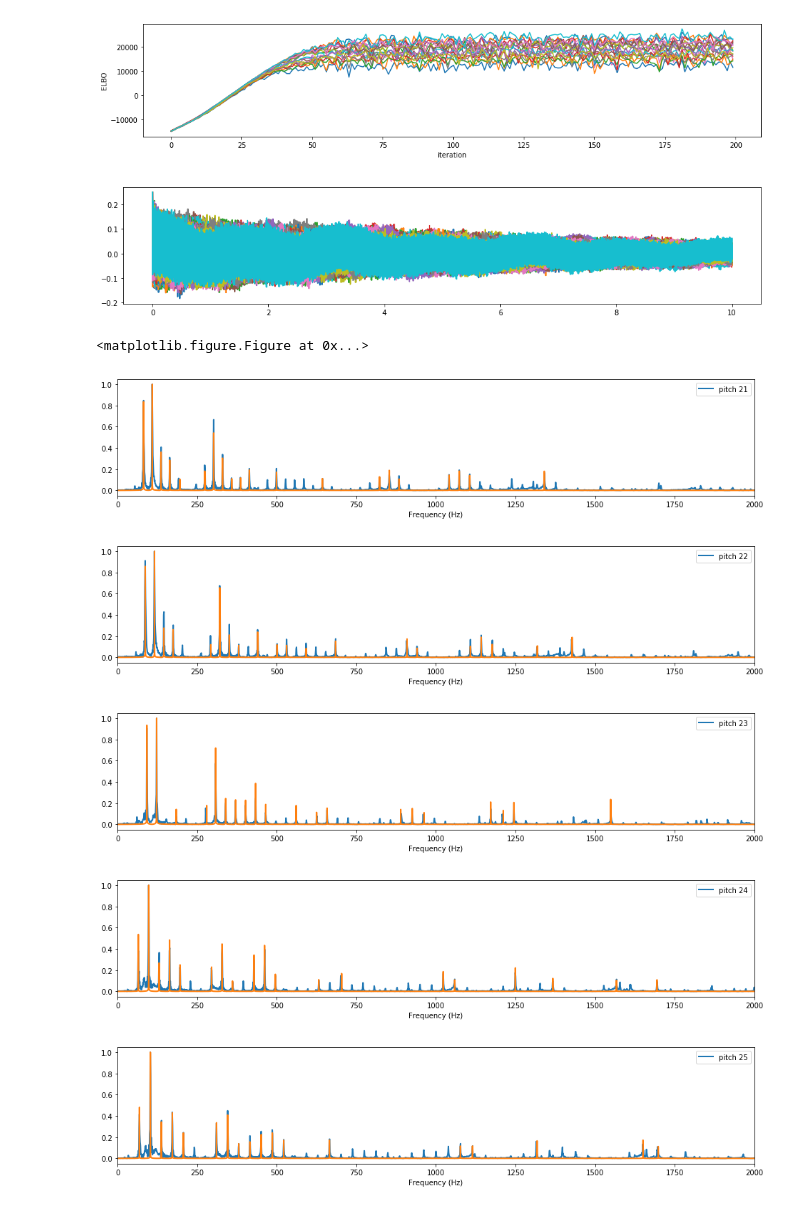
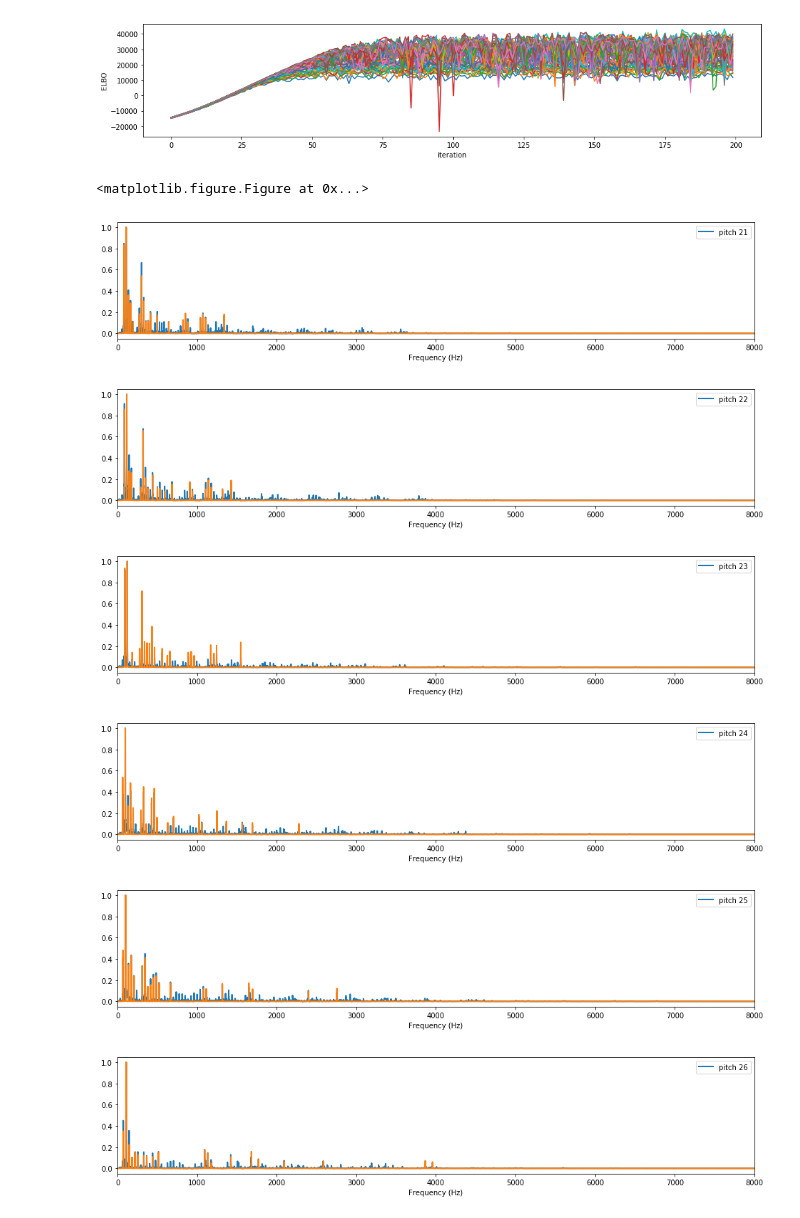
Before and after one commit to PabloAlvarado/gpitch, a Jupyter notebook: scripts/demos/notebooks/svi/demo_load_all_88.ipynb, the cells around one changed output. Drawn from its saved outputs; the diff is of its cells as text; code cells hidden in the pictures.

```diff
--- a/scripts/demos/notebooks/svi/demo_load_all_88.ipynb
+++ b/scripts/demos/notebooks/svi/demo_load_all_88.ipynb
@@ -22,19 +22,12 @@ from scipy import signal
 import matplotlib.pyplot as plt
 plt.rcParams['figure.figsize'] = (16, 3)  # set plot size
 # %%
-pickleloc = '../../../../../results/files/svi/notebook/'
+pickleloc = '../../../../../results/files/svi/script/'
 bounds = [21, 109]
 midi = np.asarray([str(i) for i in range(bounds[0], bounds[1])]).reshape(-1,)
 # %%
-Np = 20
+Np = 88
 fs = 16e3
 m = [pickle.load(open(pickleloc + "maps_pitch_" + midi[i] + ".p", "rb")) for i in range(Np)]
+N = m[0].x.value.size
+x = m[0].x.value.copy()
-# %%
-for i in range(Np):
-    x = m[i].x.value.copy()
-    y = m[i].y.value.copy()
-    z = m[i].z.value.copy()
-    xlim = [x[0], x[-1]]
-    mean_f, var_f, mean_g, var_g, x_plot = m[i].predict_all(x)
-    myplots.plot_results(mean_f, var_f, mean_g, var_g, x_plot, y=y, z=z, xlim=xlim)
-    N = m[i].x.value.size
@@ -55,40 +34,40 @@ for i in range(Np):
 # %%
 xkernel = np.linspace(0, 10, 10.*fs).reshape(-1, 1)
 Fk = np.linspace(0, fs//2, xkernel.size//2).reshape(-1, 1)
 Nk = xkernel.size
 F = np.linspace(0, fs//2, N//2).reshape(-1, 1)
 plt.figure(1)
-plt.figure(2)
+#plt.figure(2)
 plt.figure(3, figsize=(16, 80))
 
 for i in range(Np):
 
     k_plot_model = m[i].kern_com.compute_K(xkernel, np.asarray(0.).reshape(-1,1))
     Yk = fft(k_plot_model.reshape(-1,)) #  FFT data
     Sk =  2./Nk * np.abs(Yk[0:Nk//2]) #  spectral density data
     S = np.abs(fft(m[i].y.value.reshape(-1,))[:N//2])
 
     plt.figure(1)
     plt.plot(-np.array(m[i].logf))
     plt.xlabel('iteration')
     plt.ylabel('ELBO')
 
-    plt.figure(2)
-    plt.plot(xkernel, k_plot_model, lw=2)
+#     plt.figure(2)
+#     plt.plot(xkernel, k_plot_model, lw=2)
 
     plt.figure()
     plt.plot(F, S / np.max(np.abs(S)), lw=2)
     plt.plot(Fk, Sk / np.max(np.abs(Sk)), lw=2)
     plt.legend([' Spectral density learned component kernel'])
     plt.xlabel('Frequency (Hz)')
     plt.legend(['pitch ' + midi[i]])
-    plt.xlim([0, 2000])
+    plt.xlim([0, 8000])
 # %% [output]
-[figure, old version]
+[figure, new version]
+<matplotlib.figure.Figure at 0x...>
-[figure, old version]
+[figure, new version]
-<matplotlib.figure.Figure at 0x...>
-[figure, old version]
+[figure, new version]
-[figure, old version]
+[figure, new version]
-[figure, old version]
+[figure, new version]
-[figure, old version]
+[figure, new version]
-[figure, old version]
+[figure, new version]
```
Also changed, not shown: parts of 4 cells of this notebook, 2 other files.
